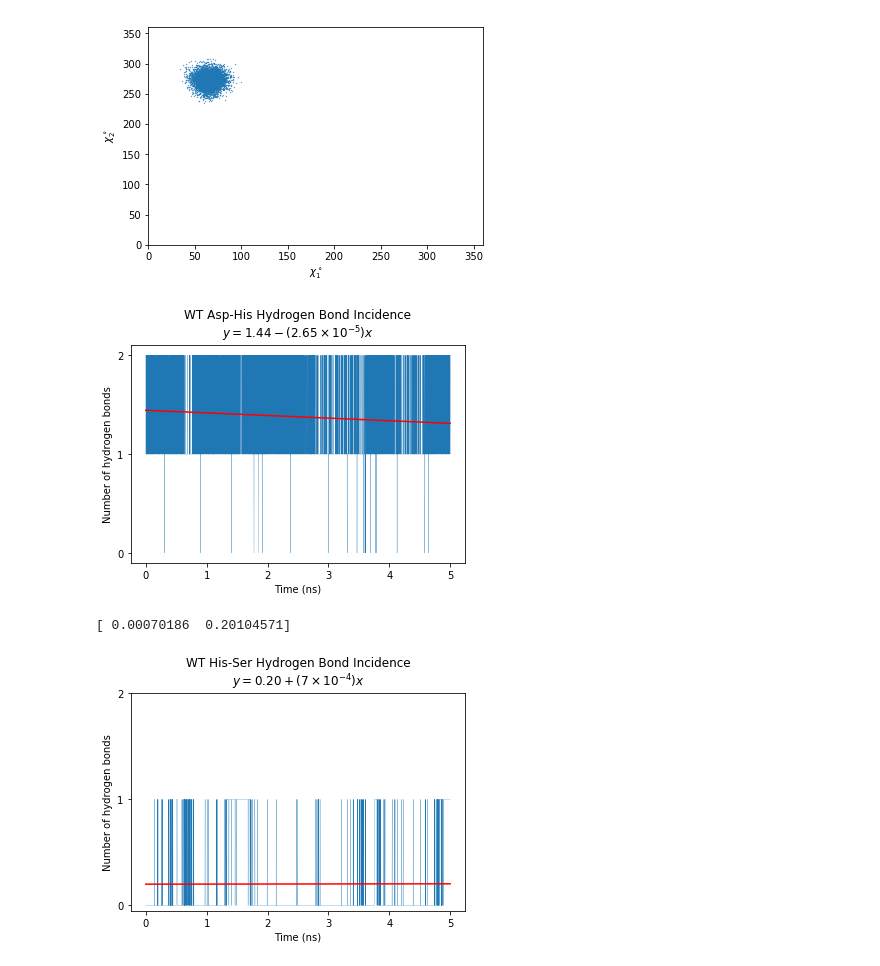
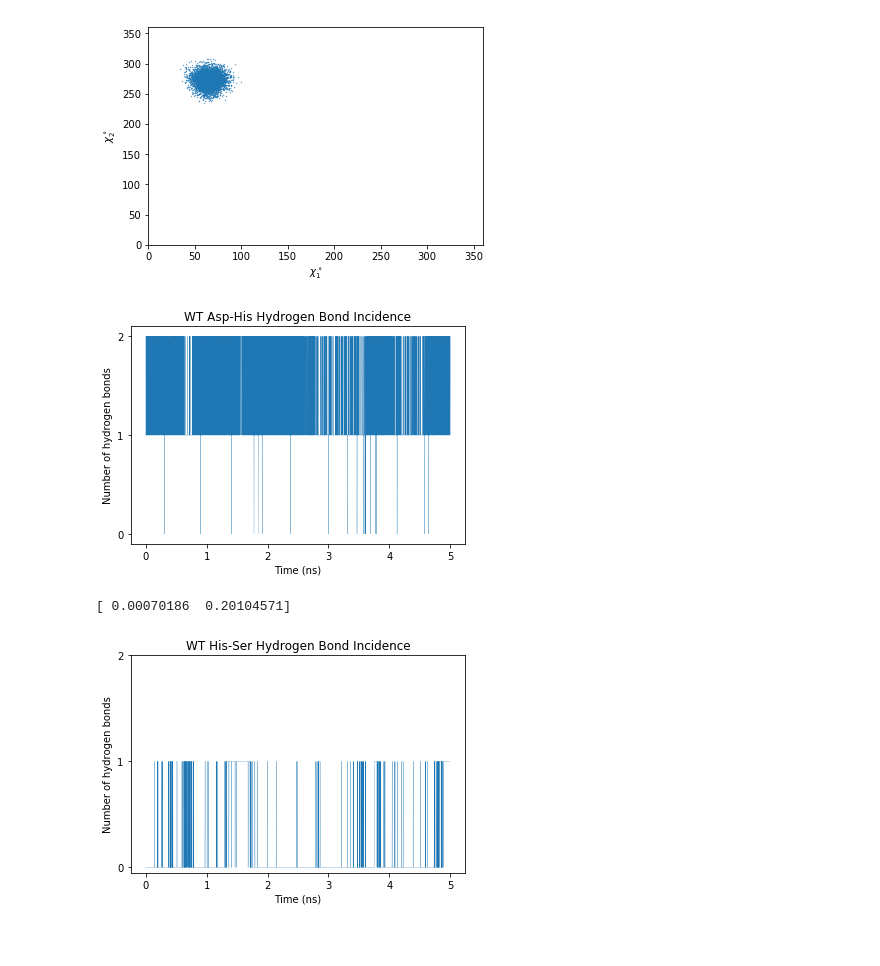
Before and after one commit to zdavidli/compbio, a Jupyter notebook: final/notebooks/WT.ipynb, the cells around one changed output. Saved outputs shown, nothing was run; the diff lists cells and outputs as text; code cells hidden in the pictures; blank space fills up the shorter version.

```diff
--- a/final/notebooks/WT.ipynb
+++ b/final/notebooks/WT.ipynb
@@ -34,19 +34,19 @@ hbond = np.array(hbond)
 # %%
 fig, ax = plt.subplots()
 x,y = hbond[:,0]/1000, hbond[:,1]
 plt.plot(x, y, linewidth=0.25)
 fit = np.polyfit(x, y, deg=1)
-ax.plot(x, fit[0] * x + fit[1], color='red')
+# ax.plot(x, fit[0] * x + fit[1], color='red')
 # print(fit)
-plt.title("WT Asp-His Hydrogen Bond Incidence\n"+r"$y=1.44-(2.65\times10^{-5})x$")
+plt.title("WT Asp-His Hydrogen Bond Incidence")#\n"+r"$y=1.44-(2.65\times10^{-5})x$")
 plt.xlabel('Time (ns)')
 plt.ylabel("Number of hydrogen bonds")
 plt.xticks(np.arange(min(x), max(x)+1))
 plt.yticks(np.arange(min(y), max(y)+1))
 
 plt.savefig('../figures/wt_hbonds_asp_his.png')
 # %% [output]
-[figure, old version]
+[figure, new version]
 # %%
 hbond = []
 with open("../WT/hbonds_his_ser.dat") as f:
@@ -60,15 +60,15 @@ fig, ax = plt.subplots()
 x,y = hbond[:,0]/1000, hbond[:,1]
 plt.plot(x, y, linewidth=0.25)
 fit = np.polyfit(x, y, deg=1)
-ax.plot(x, fit[0] * x + fit[1], color='red')
+# ax.plot(x, fit[0] * x + fit[1], color='red')
 print(fit)
-plt.title("WT His-Ser Hydrogen Bond Incidence\n"+r"$y=0.20 + (7\times 10^{-4})x$")
+plt.title("WT His-Ser Hydrogen Bond Incidence")#\n"+r"$y=0.20 + (7\times 10^{-4})x$")
 plt.xlabel('Time (ns)')
 plt.ylabel("Number of hydrogen bonds")
 plt.xticks(np.arange(min(x), max(x)+1))
 plt.yticks(np.arange(min(y), max(y)+2))
 
-plt.savefig('../WT/wt_hbonds_his_ser.png')
+plt.savefig('../figures/wt_hbonds_his_ser.png')
 # %% [output]
 [ 0.00070186  0.20104571]
-[figure, old version]
+[figure, new version]
```
Also changed, not shown: 6 other files.
